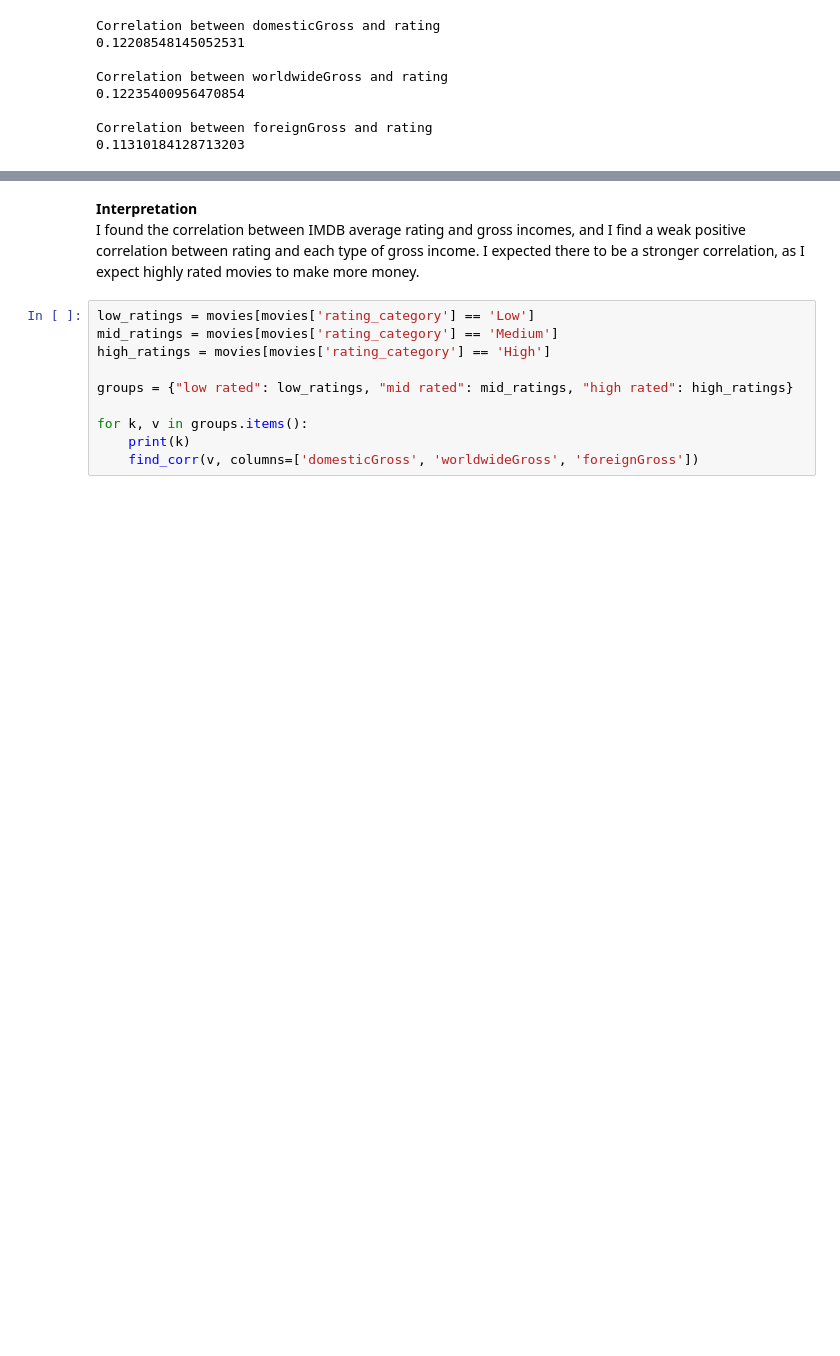
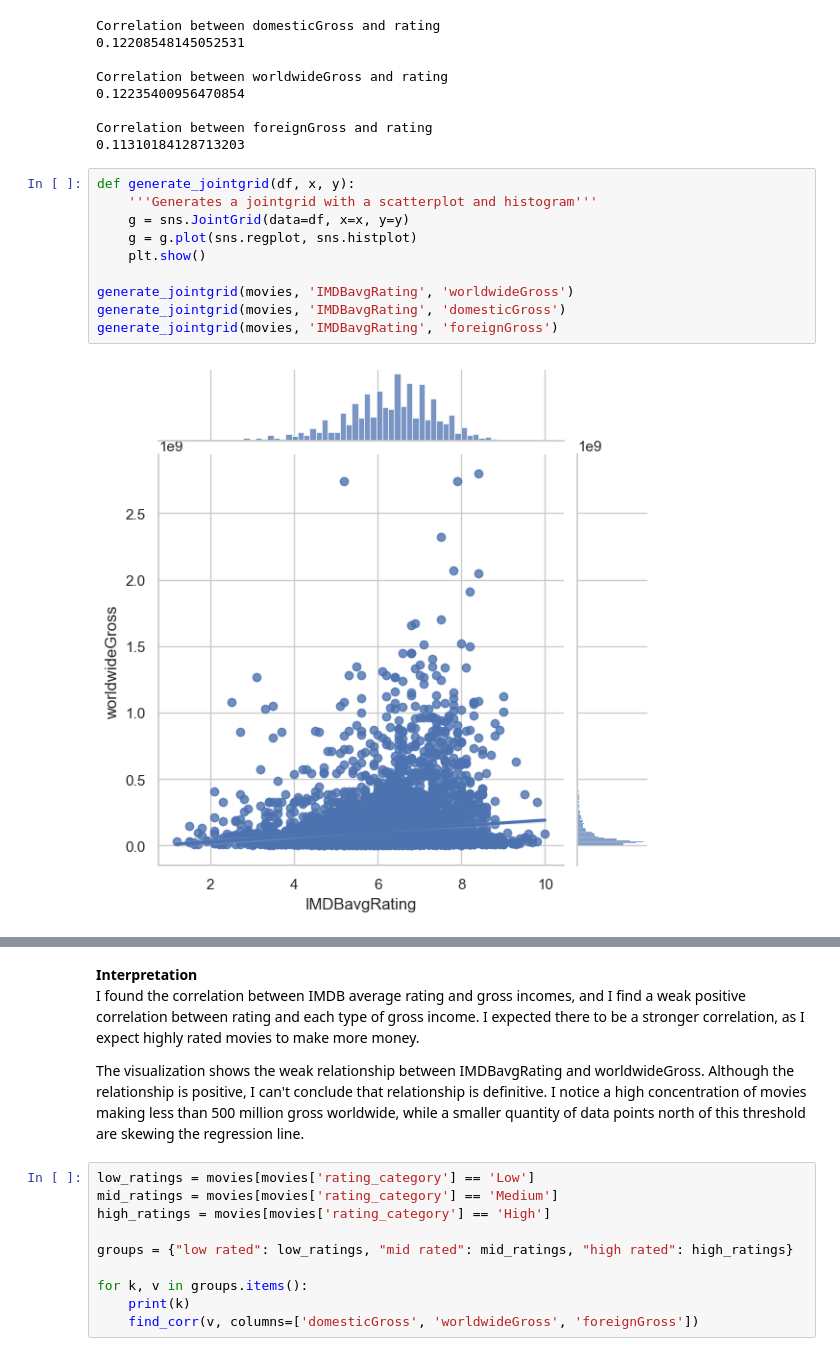
Before and after one commit to lundnm/Movie_Analysis, a Jupyter notebook: analysis_lunden.ipynb, the cells around one changed output, grey strips where cells are left out. Drawn from its saved outputs; the diff is of its cells as text; blank space fills up the shorter version.

```diff
--- a/analysis_lunden.ipynb
+++ b/analysis_lunden.ipynb
@@ -138,3 +159,15 @@ Correlation between worldwideGross and rating
 
 Correlation between foreignGross and rating
 0.11310184128713203
+# %%
+def generate_jointgrid(df, x, y):
+    '''Generates a jointgrid with a scatterplot and histogram'''
+    g = sns.JointGrid(data=df, x=x, y=y)
+    g = g.plot(sns.regplot, sns.histplot)
+    plt.show()
+
+generate_jointgrid(movies, 'IMDBavgRating', 'worldwideGross')
+generate_jointgrid(movies, 'IMDBavgRating', 'domesticGross')
+generate_jointgrid(movies, 'IMDBavgRating', 'foreignGross')
+# %% [output]
+[figure, added]
@@ -141,6 +176,8 @@ Correlation between foreignGross and rating
 # %% [markdown]
 **Interpretation**\
 I found the correlation between IMDB average rating and gross incomes, and I find a weak positive correlation between rating and each type of gross income. I expected there to be a stronger correlation, as I expect highly rated movies to make more money.
+
+The visualization shows the weak relationship between IMDBavgRating and worldwideGross. Although the relationship is positive, I can't conclude that relationship is definitive. I notice a high concentration of movies making less than 500 million gross worldwide, while a smaller quantity of data points north of this threshold are skewing the regression line.
 # %%
 low_ratings = movies[movies['rating_category'] == 'Low']
 mid_ratings = movies[movies['rating_category'] == 'Medium']
```
Also changed, not shown: parts of 12 cells of this notebook.
